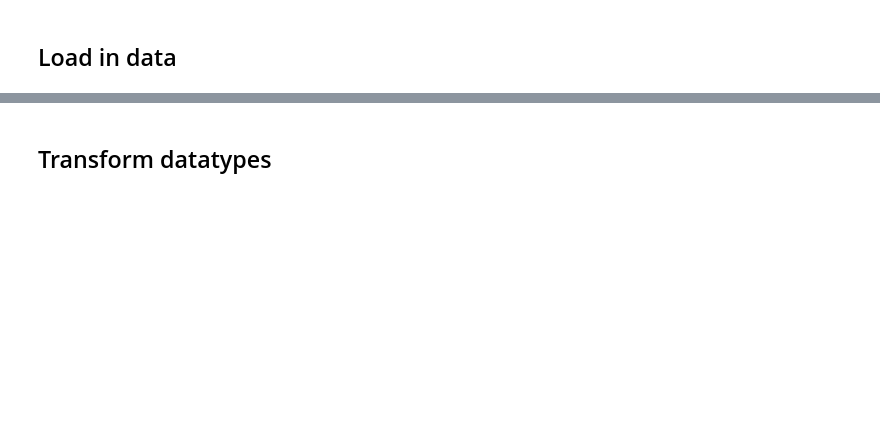
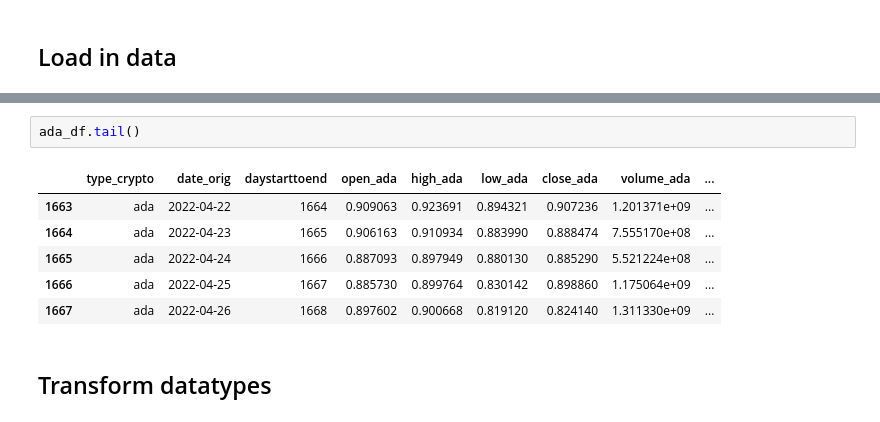
Before and after one commit to chabrian/crypto-predictor-model, a Jupyter notebook: MachineLearning/LinearRegressionModel.ipynb, the cells around one changed output, grey strips where cells are left out. Drawn from its saved outputs; the diff is of its cells as text; blank space fills up the shorter version.

```diff
--- a/MachineLearning/LinearRegressionModel.ipynb
+++ b/MachineLearning/LinearRegressionModel.ipynb
@@ -34,3 +41,12 @@ Market Cap    float64
 dtype: object
+# %%
+ada_df.tail()
+# %% [output]
+|  | type_crypto | date_orig | daystarttoend | open_ada | high_ada | low_ada | close_ada | volume_ada | ... |
+| 1663 | ada | 2022-04-22 | 1664 | 0.909063 | 0.923691 | 0.894321 | 0.907236 | 1.201371e+09 | ... |
+| 1664 | ada | 2022-04-23 | 1665 | 0.906163 | 0.910934 | 0.883990 | 0.888474 | 7.555170e+08 | ... |
+| 1665 | ada | 2022-04-24 | 1666 | 0.887093 | 0.897949 | 0.880130 | 0.885290 | 5.521224e+08 | ... |
+| 1666 | ada | 2022-04-25 | 1667 | 0.885730 | 0.899764 | 0.830142 | 0.898860 | 1.175064e+09 | ... |
+| 1667 | ada | 2022-04-26 | 1668 | 0.897602 | 0.900668 | 0.819120 | 0.824140 | 1.311330e+09 | ... |
 # %% [markdown]
 ## Transform datatypes
```
Also changed, not shown: parts of 35 cells of this notebook.
